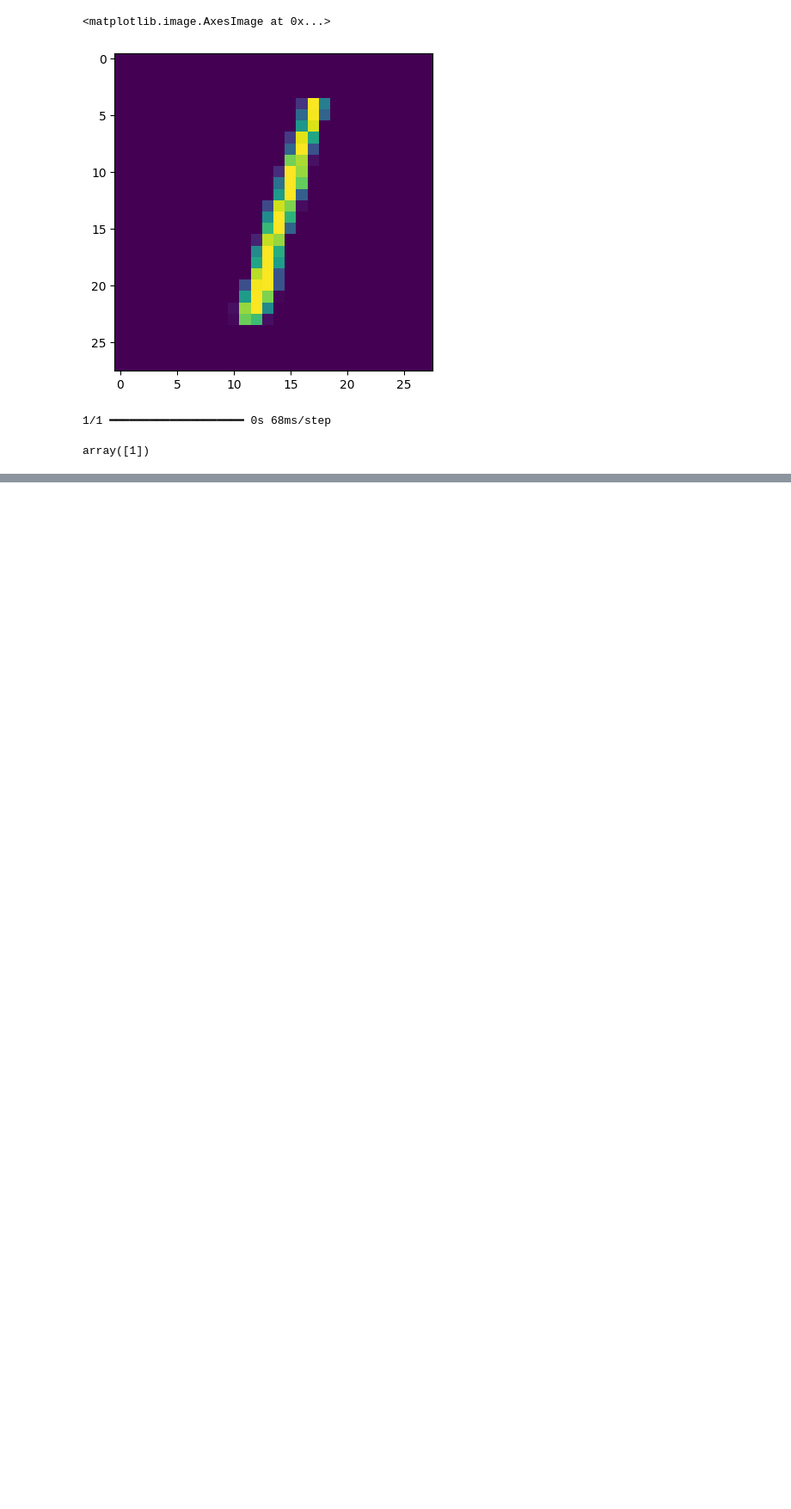
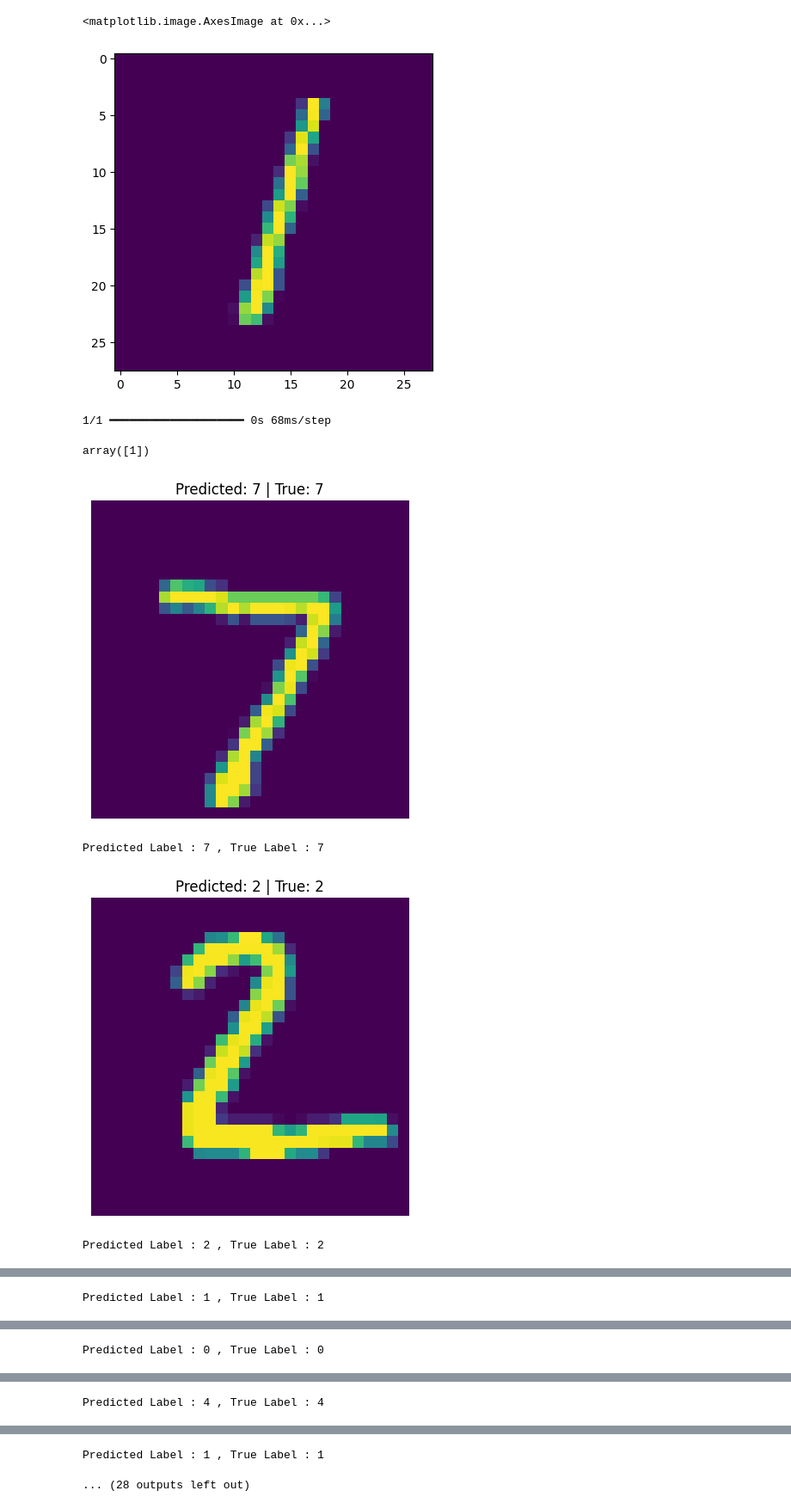
Before and after one commit to Eleutherian13/DL-From-Scratch, a Jupyter notebook: Pass2/MNIST.ipynb, the cells around one changed output, grey strips where cells are left out. Shown at 86% size. Saved outputs shown, nothing was run; the diff lists cells and outputs as text; code cells hidden in the pictures; blank space fills up the shorter version.

Commit message:
mnist handwritten digit prediction

```diff
--- a/Pass2/MNIST.ipynb
+++ b/Pass2/MNIST.ipynb
@@ -172,3 +172,18 @@ arr.argmax(axis = 1)
 # %% [output]
 1/1 ━━━━━━━━━━━━━━━━━━━━ 0s 68ms/step
 array([1])
+# %%
+for i in range(20):
+    arr = model.predict(X_test[i].reshape(1,28,28), verbose=0)
+
+    plt.imshow(X_test[i])
+    plt.title(f"Predicted: {arr.argmax()} | True: {y_test[i]}")
+    plt.axis("off")
+    plt.show()
+
+    print(f"Predicted Label : {arr.argmax()} , True Label : {y_test[i]}")
+# %% [output]
+[figure, added]
+Predicted Label : 7 , True Label : 7
+[figure, added]
+Predicted Label : 2 , True Label : 2
@@ -174,0 +191 @@ array([1])
+Predicted Label : 1 , True Label : 1
@@ -174,0 +193 @@ array([1])
+Predicted Label : 0 , True Label : 0
@@ -174,0 +195 @@ array([1])
+Predicted Label : 4 , True Label : 4
@@ -174,0 +197,2 @@ array([1])
+Predicted Label : 1 , True Label : 1
+... (28 outputs left out)
```
Also changed, not shown: parts of 1 cell of this notebook.
